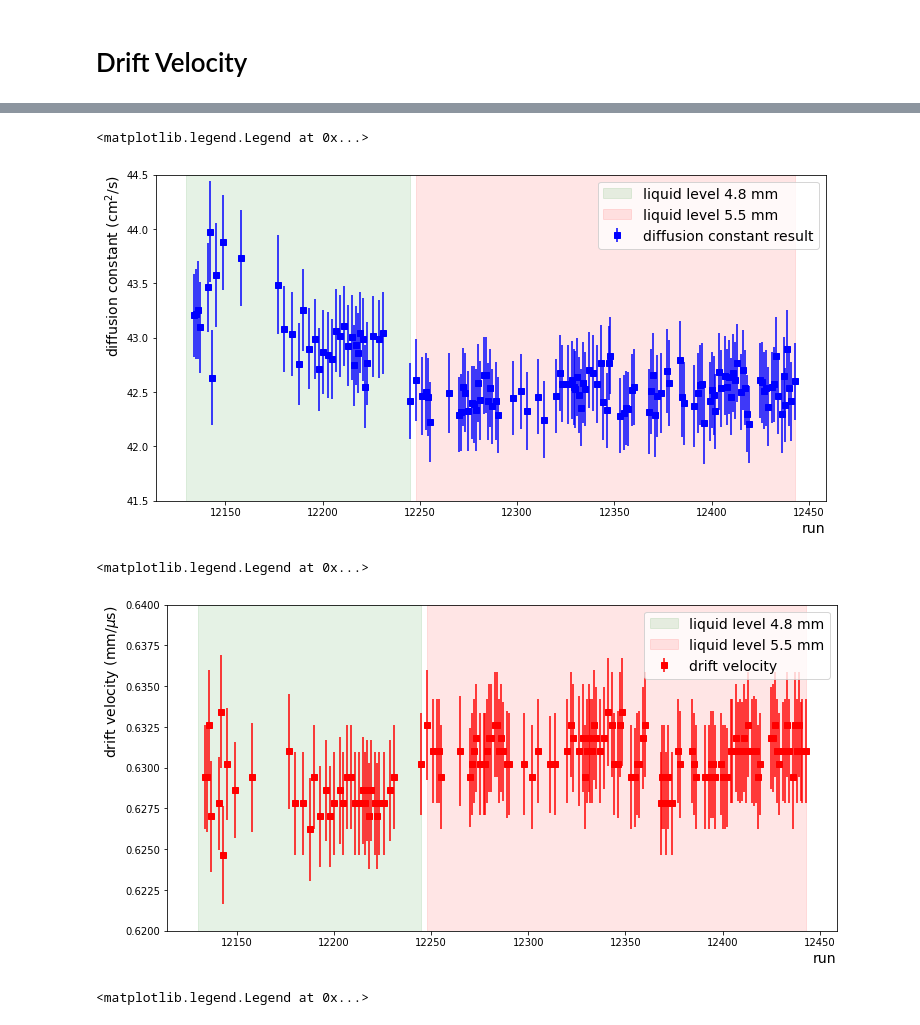
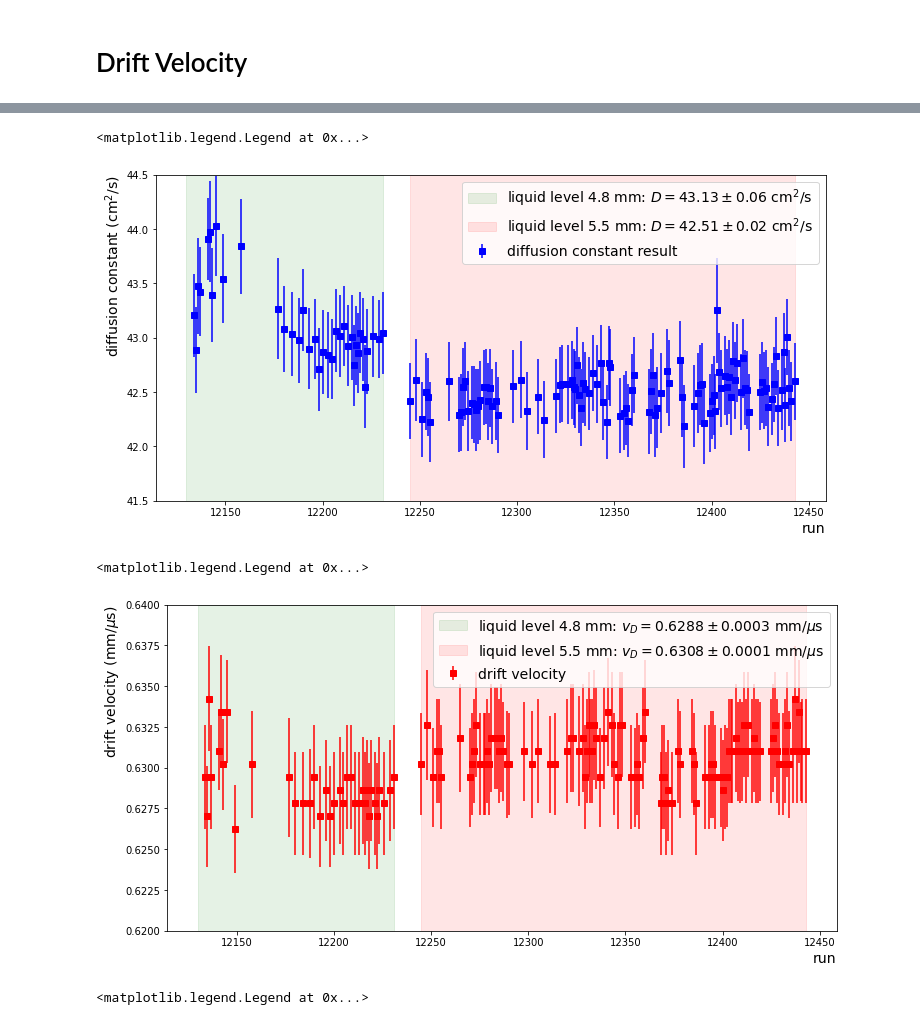
Before and after one commit to valerioda/xenon-note, a Jupyter notebook: fast_response_analysis/diffusion-study_Kr-data.ipynb, the cells around one changed output, grey strips where cells are left out. Cells and saved outputs as stored; diff of their text form; code cells hidden in the pictures.

```diff
--- a/fast_response_analysis/diffusion-study_Kr-data.ipynb
+++ b/fast_response_analysis/diffusion-study_Kr-data.ipynb
@@ -141,14 +141,14 @@ def diffusion_analysis(run_kr, area_cut=(5e3,1.1e4), fit_range=(1,1500), gate_po
     if vd < 1: return run, vd, vd_err, d, d_err
     else: return run, 0, 0, 0, 0
 # %%
-d_ll5 = dsets[(dsets.number<=12245) & (dsets.livetime>np.timedelta64(30,'m'))] # 2021-01-26 19:11:31 - 2021-01-28 14:16:19
+d_ll5 = dsets[(dsets.number<12245) & (dsets.livetime>np.timedelta64(30,'m'))]
 run_ll5 = np.array(d_ll5['name'])
 # %%
 runs, vd, vd_err, d, d_err = np.zeros(len(d_ll5)), np.zeros(len(d_ll5)), np.zeros(len(d_ll5)), np.zeros(len(d_ll5)), np.zeros(len(d_ll5))
 for i, run in enumerate(run_ll5):
     runs[i], vd[i], vd_err[i], d[i], d_err[i] = diffusion_analysis(run, area_cut=(4e3,1.1e4), gate_pos = 5.5)
 # %%
-d_ll55 = dsets[(dsets.number>12245) & (dsets.number<=12443) & (dsets.livetime>np.timedelta64(30,'m'))]#2021-01-28 14:46-2021-02-01 2:29
+d_ll55 = dsets[(dsets.number>=12245) & (dsets.number<=12443) & (dsets.livetime>np.timedelta64(30,'m'))]#2021-01-28 14:46-2021-02-01 2:29
 run_ll55 = np.array(d_ll55['name'])
 # %%
 runs2, vd2, vd_err2, d2, d_err2 = np.zeros(len(d_ll55)), np.zeros(len(d_ll55)), np.zeros(len(d_ll55)), np.zeros(len(d_ll55)), np.zeros(len(d_ll55))
@@ -157,31 +157,39 @@ for i, run in enumerate(run_ll55):
 # %%
 plt.figure(figsize=(12,6))
 plt.xlabel("run", ha='right', x=1,fontsize=14)
 plt.ylabel("diffusion constant (cm$^2$/s)", ha='right', y=1,fontsize=14)
 d_err_corr = d_err+d*vd_err/vd
 d_err_corr2 = d_err2+d2*vd_err2/vd2
 rr, dd, dd_err = np.concatenate((runs,runs2)), np.concatenate((d,d2)), np.concatenate((d_err_corr,d_err_corr2))
 plt.errorbar(rr, dd, yerr = dd_err, fmt='s',c='b',label='diffusion constant result')
-plt.axvspan(12130,12245, alpha=0.1, color='g', label='liquid level 4.8 mm')
-plt.axvspan(12248,12443, alpha=0.1, color='r', label='liquid level 5.5 mm')
+mean1, mean2 = d[d>0].mean(), d2[d2>0].mean()
+std1, std2 = d[d>0].std()/np.sqrt(np.size(d)), d2[d2>0].std()/np.sqrt(np.size(d2))
+plt.axvspan(12130,12231, alpha=0.1, color='g',
+            label=f'liquid level 4.8 mm: $D = {mean1:.2f} \pm {std1:.2f}$ cm$^2$/s')
+plt.axvspan(12245,12443, alpha=0.1, color='r',
+            label=f'liquid level 5.5 mm: $D = {mean2:.2f} \pm {std2:.2f}$ cm$^2$/s')
 plt.ylim(41.5,44.5)
 plt.legend(fontsize=14)
 # %% [output]
 <matplotlib.legend.Legend at 0x...>
-[figure, old version]
+[figure, new version]
 # %%
 vdd, vdd_err = np.concatenate((vd,vd2)), np.concatenate((vd_err,vd_err2))
 plt.figure(figsize=(12,6))
 plt.xlabel("run", ha='right', x=1,fontsize=14)
 plt.ylabel("drift velocity (mm/$\mu$s)", ha='right', y=1,fontsize=14)
 plt.errorbar(rr,vdd,yerr=vdd_err,fmt='s',color='r',label='drift velocity')
-plt.axvspan(12130,12245, alpha=0.1, color='g', label='liquid level 4.8 mm')
-plt.axvspan(12248,12443, alpha=0.1, color='r', label='liquid level 5.5 mm')
+m1, m2 = vd[vd>0].mean(), vd2[vd2>0].mean()
+s1, s2 = vd[vd>0].std()/np.sqrt(np.size(vd)), vd2[vd2>0].std()/np.sqrt(np.size(vd2))
+plt.axvspan(12130,12231, alpha=0.1, color='g',
+            label=f'liquid level 4.8 mm: $v_D = {m1:.4f} \pm {s1:.4f}$ mm/$\mu$s')
+plt.axvspan(12245,12443, alpha=0.1, color='r',
+            label=f'liquid level 5.5 mm: $v_D = {m2:.4f} \pm {s2:.4f}$ mm/$\mu$s')
 plt.ylim(0.62,0.64)
 plt.legend(fontsize=14)
 # %% [output]
 <matplotlib.legend.Legend at 0x...>
-[figure, old version]
+[figure, new version]
 # %%
 def pol5(x, a, b, c, d, e, f):
     return a*x**5 + b*x**4 + c*x**3 + d*x**2 + e * x + f
```
Also changed, not shown: parts of 8 cells of this notebook.
